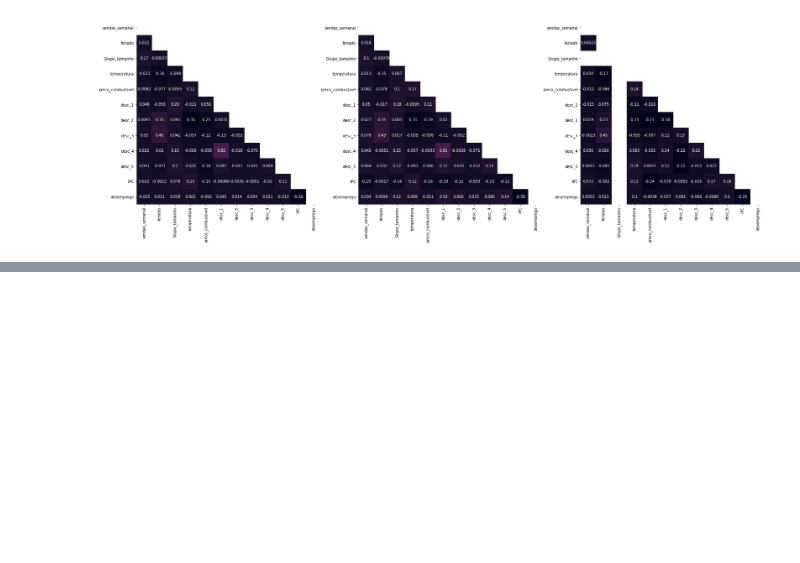
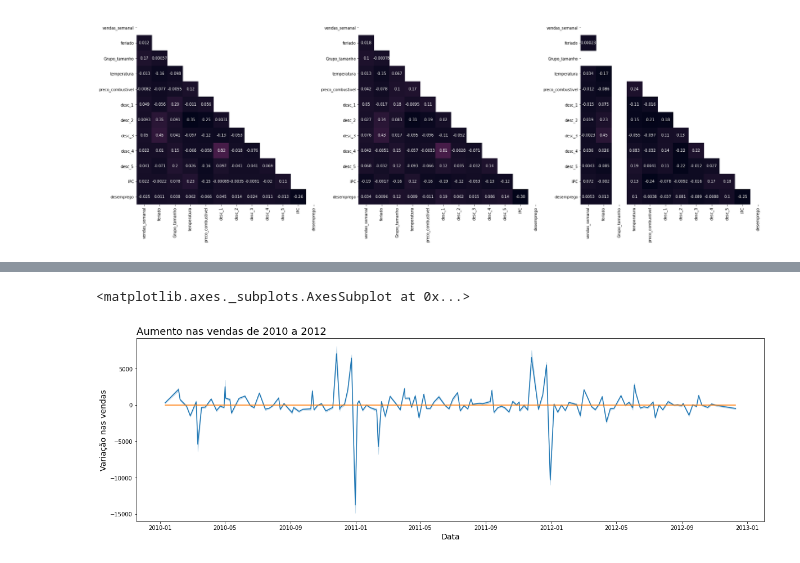
Before and after one commit to SamuelSousaFerreira/Analise-de-lojas-de-varejo, a Jupyter notebook: Análise_de_varejo.ipynb, the cells around one changed output, grey strips where cells are left out. Cells and saved outputs as stored; diff of their text form; code cells hidden in the pictures; blank space fills up the shorter version.

```diff
--- a/Análise_de_varejo.ipynb
+++ b/Análise_de_varejo.ipynb
@@ -628,0 +691,6 @@ sns.heatmap(a , mask= mask, vmax=6, annot=True, square=True, ax= eixo[2], cbar=N
+# %%
+plotar("Aumento nas vendas de 2010 a 2012", 'Data', 'Variação nas vendas','data','crescimento',tendencia)
+sns.lineplot(x='data', y=tendencia.crescimento.mean(), data=tendencia)
+# %% [output]
+<matplotlib.axes._subplots.AxesSubplot at 0x...>
+[figure, added]
```
Also changed, not shown: parts of 15 cells of this notebook.
